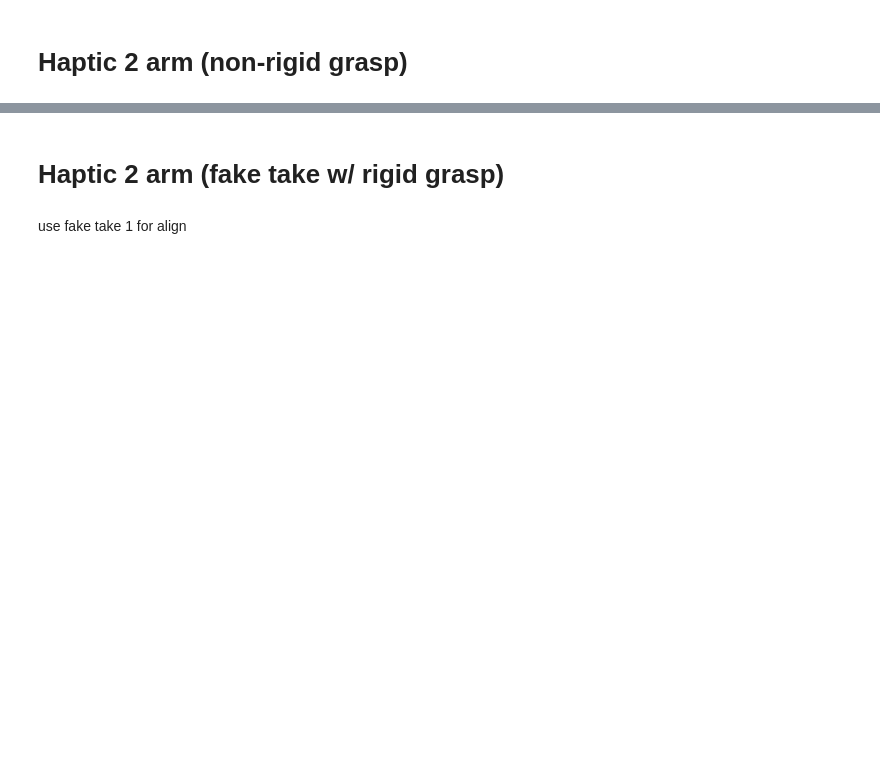
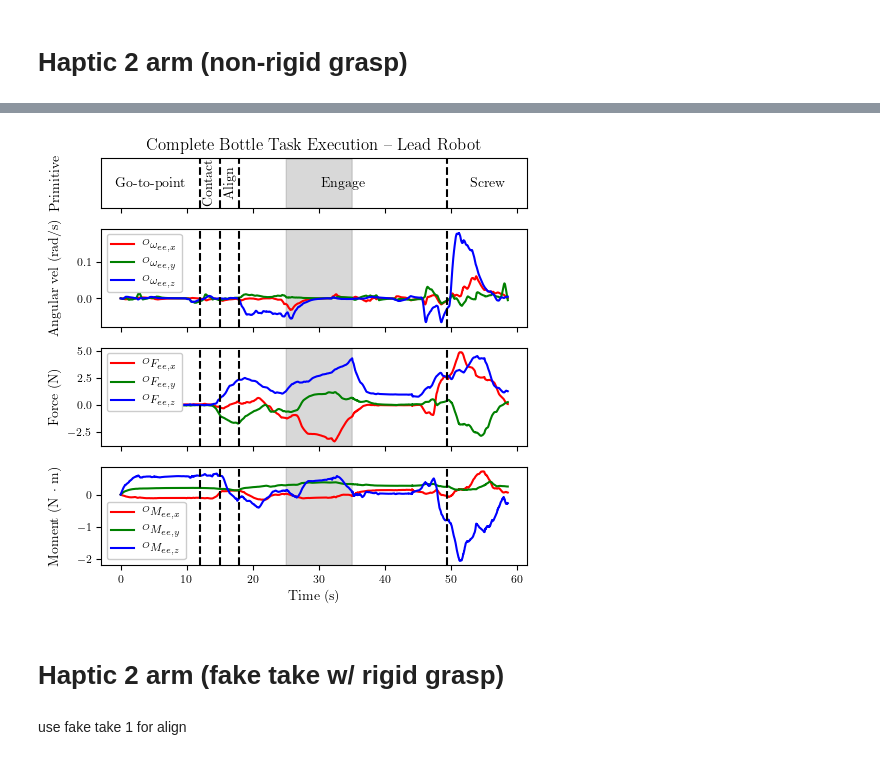
Before and after one commit to egalbally/LearningRobotSkills, a Jupyter notebook: plotter.ipynb, the cells around one changed output, grey strips where cells are left out. Saved outputs shown, nothing was run; the diff lists cells and outputs as text; code cells hidden in the pictures; blank space fills up the shorter version.

```diff
--- a/plotter.ipynb
+++ b/plotter.ipynb
@@ -610,3 +560,79 @@ plt.show()
+# %%
+n_plots = 4
+fig, axs = plt.subplots(n_plots, 1, sharex=True, figsize=(5,4.6),
+                        gridspec_kw={'height_ratios': [0.5, 1, 1, 1]})
+
+# color x,y,z as rgb with labels
+color_list = ['r', 'g', 'b']
+omega_labels = [r'$^{O} \omega_{ee,x}$',
+                r'$^{O} \omega_{ee,y}$',
+                r'$^{O} \omega_{ee,z}$']
+force_labels = [r'$^{O} F_{ee,x}$',
+                r'$^{O} F_{ee,y}$',
+                r'$^{O} F_{ee,z}$']
+moment_labels = [r'$^{O} M_{ee,x}$',
+                 r'$^{O} M_{ee,y}$',
+                 r'$^{O} M_{ee,z}$']
+for i, color in enumerate(color_list):
+#     axs[0].plot(time, ee_omega[:,i], color=color, alpha=0.2)
+#     axs[1].plot(time, ee_force[:,i], color=color, alpha=0.2)
+#     axs[2].plot(time, ee_moment[:,i], color=color, alpha=0.2)
+
+    axs[1].plot(time, ee_omega_ema[:,i], color=color, label=omega_labels[i])
+    axs[2].plot(time, ee_force_ema[:,i], color=color, label=force_labels[i])
+    axs[3].plot(time, ee_moment_ema[:,i], color=color, label=moment_labels[i])
+
+y_labels = ["Primitive", "Angular vel (rad/s)", "Force (N)", r"Moment (N $\cdot$ m)"]
+primitive_timestamps = [12, 15, 18, 49.5]
+for i in range(n_plots):
+    # set y labels
+    axs[i].set_ylabel(y_labels[i])
+
+    # highlight regrasp area
+    ymin, ymax = axs[i].get_ylim()
+    axs[i].set_ylim((ymin,ymax))
+    axs[i].fill_between(time, ymin, ymax, where=((time>=25) & (time<=35)),
+                   alpha=0.3, color='#808080ff')
+
+    # split primitives
+    for t in primitive_timestamps:
+        axs[i].axvline(t, color='k', linestyle='--')
+
+    # create legends
+    if i == 0:
+        continue
+    elif i == 3:
+        axs[i].legend(loc='lower left', framealpha=1)
+    else:
+        axs[i].legend(loc='upper left', framealpha=1)
+
+# label primitives
+primitive_labels = ["Go-to-point", "Contact", "Align", "Engage", "Screw"]
+primitive_label_rotations = ['horizontal', 'vertical', 'vertical', 'horizontal', 'horizontal']
+# primitive_labels = ["A", "B", "C", "D", "E"]
+xmin, xmax = axs[0].get_xlim()
+for i in range(len(primitive_timestamps)):
+    if i == 0:
+        axs[0].text((xmin + primitive_timestamps[i])/2, 0.5, primitive_labels[i],
+                    va='center', ha='center', rotation=primitive_label_rotations[i])
+    if i == len(primitive_timestamps)-1:
+        axs[0].text((xmax + primitive_timestamps[i])/2, 0.5, primitive_labels[i+1],
+                    va='center', ha='center', rotation=primitive_label_rotations[i+1])
+    else:
+        axs[0].text((primitive_timestamps[i+1] + primitive_timestamps[i])/2, 0.5, primitive_labels[i+1],
+                    va='center', ha='center', rotation=primitive_label_rotations[i+1])
+
+fig.align_ylabels()
+fig.tight_layout()
+
+axs[0].set_yticks([])
+axs[0].set_title("Complete Bottle Task Execution -- Lead Robot")
+plt.xlabel("Time (s)")
+
+plt.savefig('./data/plots/complete_task.svg', format='svg', dpi=1200)
+plt.show()
+# %% [output]
+[figure, added]
 # %%
 fig, axs = plt.subplots(3, 1, sharex=True, figsize=(8,6))
 color_list = ['r', 'g', 'b']
```
Also changed, not shown: parts of 24 cells of this notebook.
